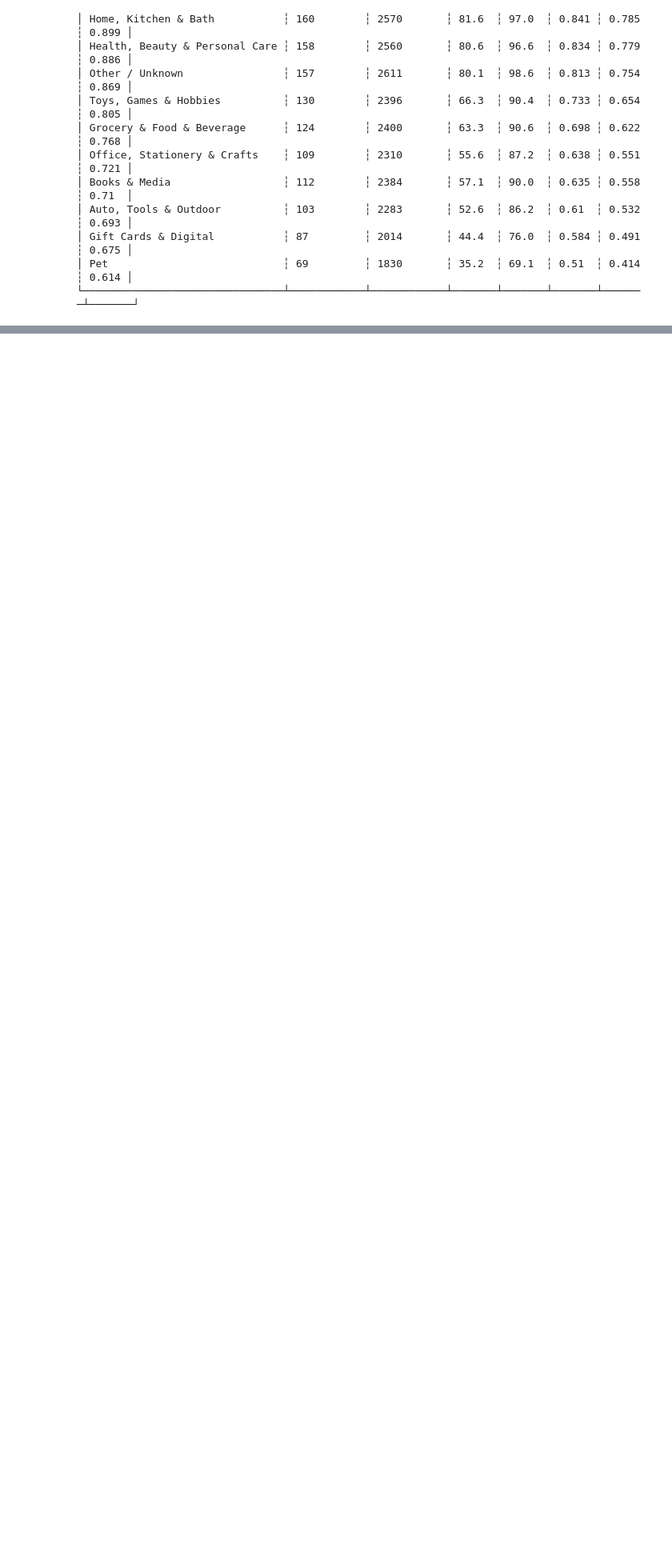
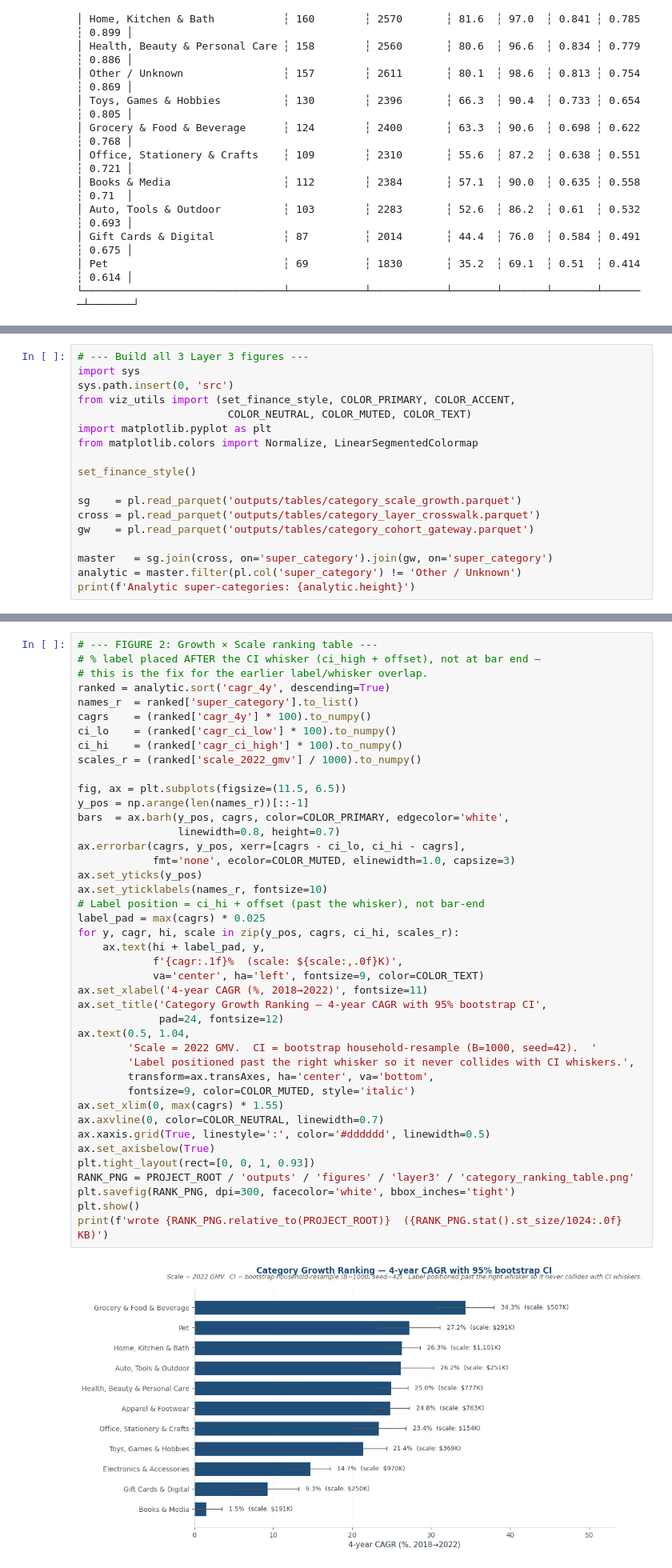
Before and after one commit to lilwan345/amazon-revenue-analytics, a Jupyter notebook: notebooks/03_layer3_allocation.ipynb, the cells around one changed output, grey strips where cells are left out. Shown at 80% size. Cells and saved outputs as stored; diff of their text form; blank space fills up the shorter version.

```diff
--- a/notebooks/03_layer3_allocation.ipynb
+++ b/notebooks/03_layer3_allocation.ipynb
@@ -260,2 +260,20 @@ shape: (12, 8)
 
 All 3 generated at 300 DPI; figures regenerate from `outputs/tables/category_*.parquet` deterministically (no LLM call in the figure-build step).
+# %%
+# --- Build all 3 Layer 3 figures ---
+import sys
+sys.path.insert(0, 'src')
+from viz_utils import (set_finance_style, COLOR_PRIMARY, COLOR_ACCENT,
+                        COLOR_NEUTRAL, COLOR_MUTED, COLOR_TEXT)
+import matplotlib.pyplot as plt
+from matplotlib.colors import Normalize, LinearSegmentedColormap
+
+set_finance_style()
+
+sg    = pl.read_parquet('outputs/tables/category_scale_growth.parquet')
+cross = pl.read_parquet('outputs/tables/category_layer_crosswalk.parquet')
+gw    = pl.read_parquet('outputs/tables/category_cohort_gateway.parquet')
+
+master   = sg.join(cross, on='super_category').join(gw, on='super_category')
+analytic = master.filter(pl.col('super_category') != 'Other / Unknown')
+print(f'Analytic super-categories: {analytic.height}')
@@ -261,0 +390,44 @@ All 3 generated at 300 DPI; figures regenerate from `outputs/tables/category_*.p
+# %%
+# --- FIGURE 2: Growth × Scale ranking table ---
+# % label placed AFTER the CI whisker (ci_high + offset), not at bar end —
+# this is the fix for the earlier label/whisker overlap.
+ranked = analytic.sort('cagr_4y', descending=True)
+names_r  = ranked['super_category'].to_list()
+cagrs    = (ranked['cagr_4y'] * 100).to_numpy()
+ci_lo    = (ranked['cagr_ci_low'] * 100).to_numpy()
+ci_hi    = (ranked['cagr_ci_high'] * 100).to_numpy()
+scales_r = (ranked['scale_2022_gmv'] / 1000).to_numpy()
+
+fig, ax = plt.subplots(figsize=(11.5, 6.5))
+y_pos = np.arange(len(names_r))[::-1]
+bars  = ax.barh(y_pos, cagrs, color=COLOR_PRIMARY, edgecolor='white',
+                linewidth=0.8, height=0.7)
+ax.errorbar(cagrs, y_pos, xerr=[cagrs - ci_lo, ci_hi - cagrs],
+            fmt='none', ecolor=COLOR_MUTED, elinewidth=1.0, capsize=3)
+ax.set_yticks(y_pos)
+ax.set_yticklabels(names_r, fontsize=10)
+# Label position = ci_hi + offset (past the whisker), not bar-end
+label_pad = max(cagrs) * 0.025
+for y, cagr, hi, scale in zip(y_pos, cagrs, ci_hi, scales_r):
+    ax.text(hi + label_pad, y,
+            f'{cagr:.1f}%  (scale: ${scale:,.0f}K)',
+            va='center', ha='left', fontsize=9, color=COLOR_TEXT)
+ax.set_xlabel('4-year CAGR (%, 2018→2022)', fontsize=11)
+ax.set_title('Category Growth Ranking — 4-year CAGR with 95% bootstrap CI',
+             pad=24, fontsize=12)
+ax.text(0.5, 1.04,
+        'Scale = 2022 GMV.  CI = bootstrap household-resample (B=1000, seed=42).  '
+        'Label positioned past the right whisker so it never collides with CI whiskers.',
+        transform=ax.transAxes, ha='center', va='bottom',
+        fontsize=9, color=COLOR_MUTED, style='italic')
+ax.set_xlim(0, max(cagrs) * 1.55)
+ax.axvline(0, color=COLOR_NEUTRAL, linewidth=0.7)
+ax.xaxis.grid(True, linestyle=':', color='#dddddd', linewidth=0.5)
+ax.set_axisbelow(True)
+plt.tight_layout(rect=[0, 0, 1, 0.93])
+RANK_PNG = PROJECT_ROOT / 'outputs' / 'figures' / 'layer3' / 'category_ranking_table.png'
+plt.savefig(RANK_PNG, dpi=300, facecolor='white', bbox_inches='tight')
+plt.show()
+print(f'wrote {RANK_PNG.relative_to(PROJECT_ROOT)}  ({RANK_PNG.stat().st_size/1024:.0f} KB)')
+# %% [output]
+[figure, added]
```
Also changed, not shown: parts of 5 cells of this notebook, 19 other files.
